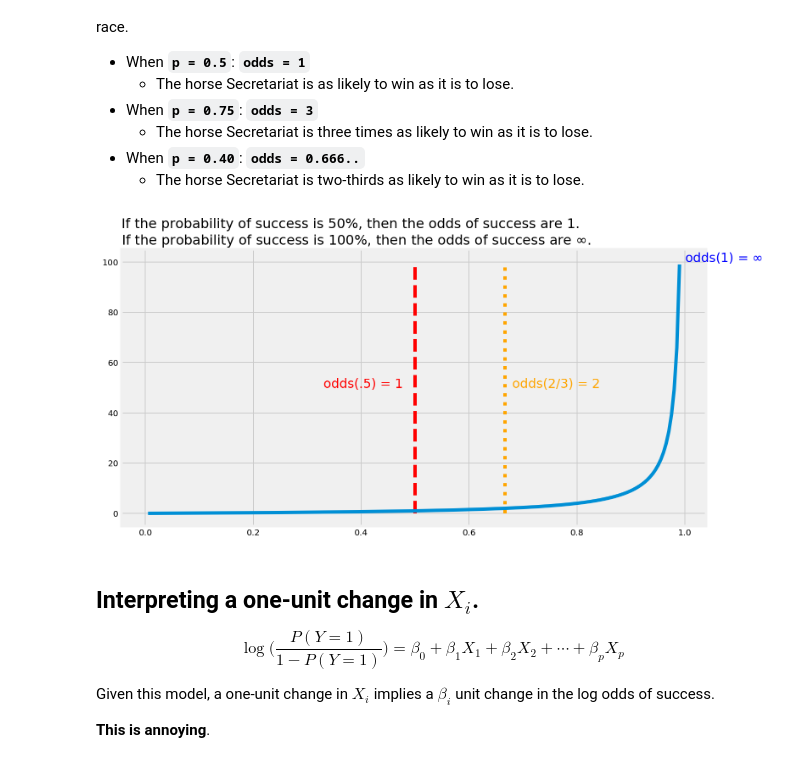
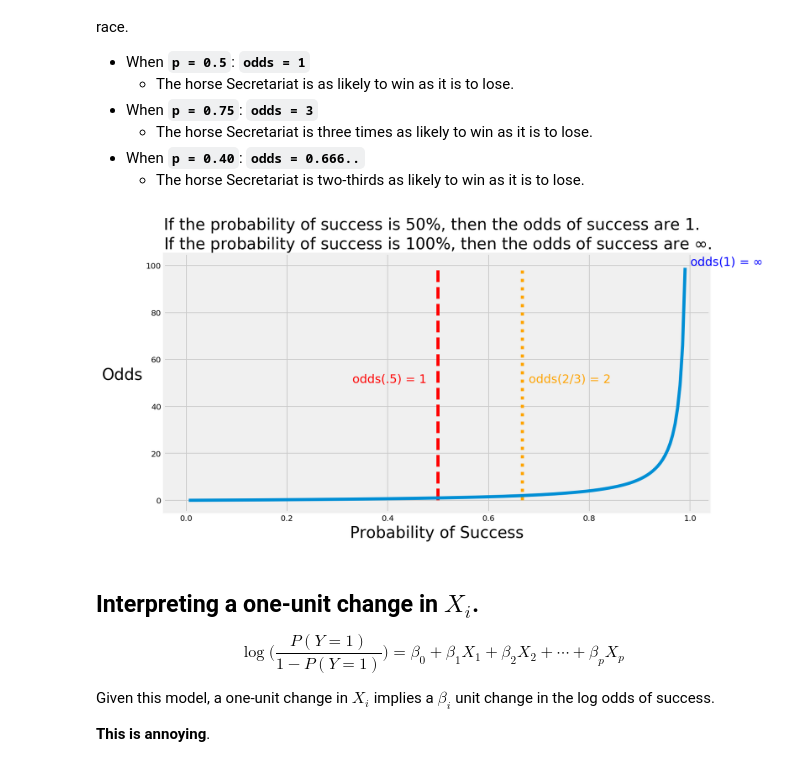
Before and after one commit to ga-curriculum/lesson-logistic-regression, a Jupyter notebook: solution-code/solution-code.ipynb, the cells around one changed output. Cells and saved outputs as stored; diff of their text form; code cells hidden in the pictures.

```diff
--- a/solution-code/solution-code.ipynb
+++ b/solution-code/solution-code.ipynb
@@ -363,35 +405,42 @@ def odds(p):
 # %%
 # Plot a range of probabilities.
 probabilities = np.linspace(0.005, .99, 200)
 
 # Generate list of odds.
 odds_list = [odds(proba) for proba in probabilities]
 
 # Create figure.
 plt.figure(figsize=(11,6))
 
 # Plot blue line for odds as probability goes from 0.5% to 99%.
 plt.plot(probabilities,
          odds_list)
 
 # Plot red dashed line to visualize odds when probability is 50%.
 plt.vlines(.5, 0, 100, linestyles="dashed", color='red')
 plt.text(.33, 50, "odds(.5) = 1", fontsize=15, color = 'red')
 
 # Plot orange dotted line to visualize odds when probability is 66.67%.
 plt.vlines(.6667, 0, 100, linestyles="dotted", color='orange')
 plt.text(.68, 50, "odds(2/3) = 2", fontsize=15, color='orange')
 
 # Annotate blue line when probability is 100%.
 plt.text(1, 100, "odds(1) = $\infty$", fontsize=15, color='blue')
 
+# Add axis labels.
+plt.xlabel('Probability of Success', fontsize = 20)
+plt.ylabel('Odds',
+           fontsize = 20,
+           rotation = 'horizontal',
+           ha = 'right')
+
 # Make title.
 plt.title("If the probability of success is 50%, then the odds of success are 1.\nIf the probability of success is 100%, then the odds of success are $\infty$.",
           ha = 'left',
           position = (0,1),
-          fontsize=16);
+          fontsize=20);
 # %% [output]
-[figure, old version]
+[figure, new version]
 # %% [markdown]
 ## Interpreting a one-unit change in $X_i$.
 
```
Also changed, not shown: parts of 3 cells of this notebook, 2 other files.
